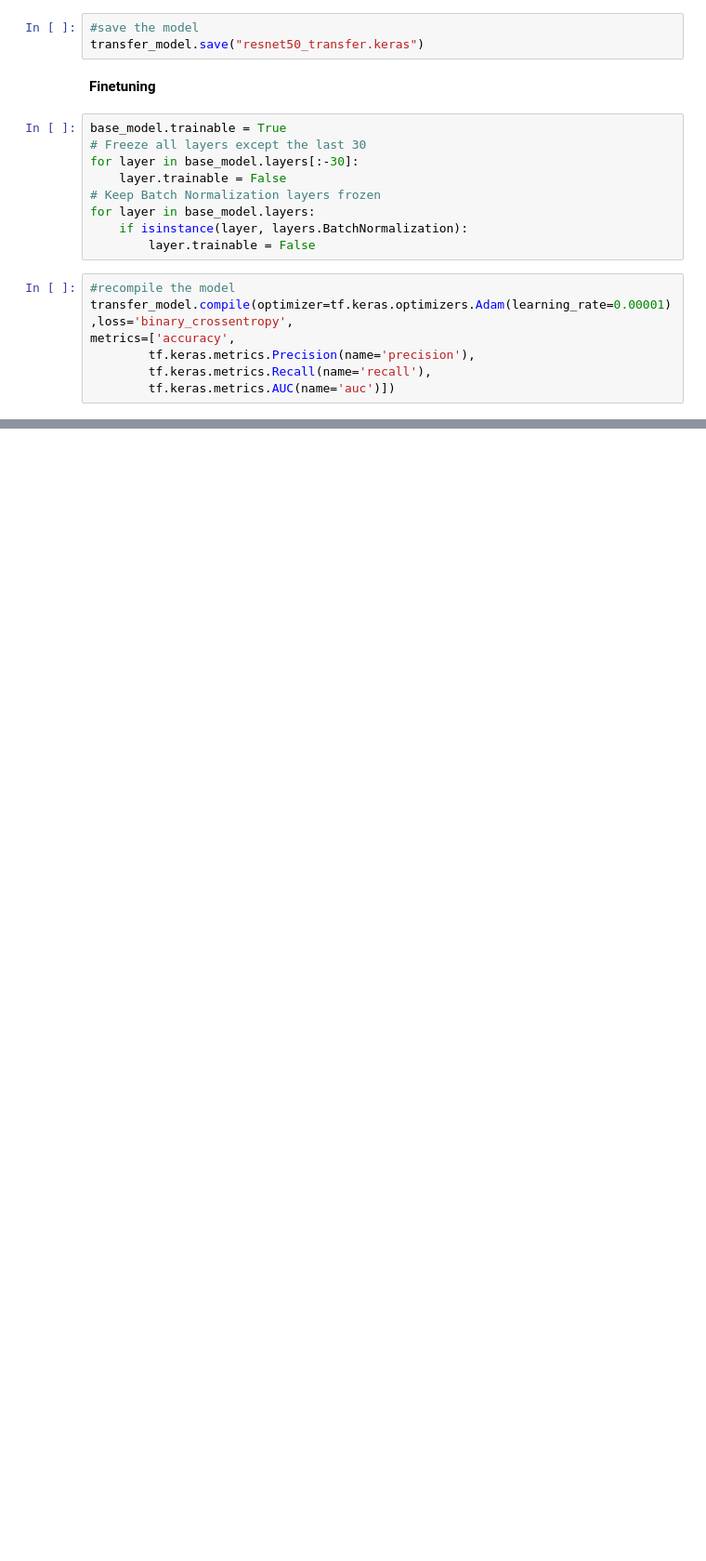
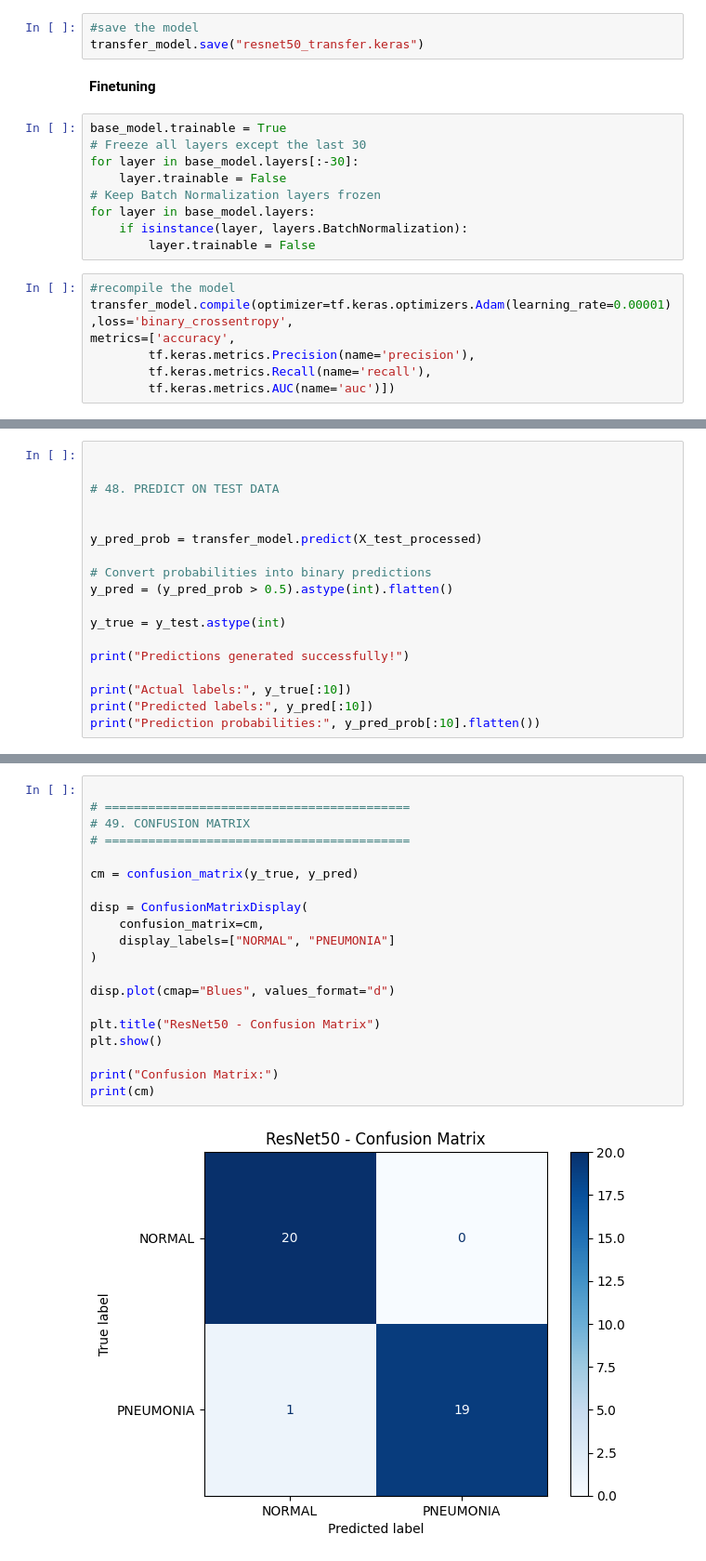
Before and after one commit to AlvinManoj05/Parallel_project_Computer_Vision, a Jupyter notebook: Parallel_Project__computerVision_PneumoniaDetection.ipynb, the cells around one changed output, grey strips where cells are left out. Shown at 93% size. Drawn from its saved outputs; the diff is of its cells as text; blank space fills up the shorter version.

```diff
--- a/Parallel_Project__computerVision_PneumoniaDetection.ipynb
+++ b/Parallel_Project__computerVision_PneumoniaDetection.ipynb
@@ -652,0 +740,18 @@ metrics=['accuracy',
+# %%
+
+
+# 48. PREDICT ON TEST DATA
+
+
+y_pred_prob = transfer_model.predict(X_test_processed)
+
+# Convert probabilities into binary predictions
+y_pred = (y_pred_prob > 0.5).astype(int).flatten()
+
+y_true = y_test.astype(int)
+
+print("Predictions generated successfully!")
+
+print("Actual labels:", y_true[:10])
+print("Predicted labels:", y_pred[:10])
+print("Prediction probabilities:", y_pred_prob[:10].flatten())
@@ -652,0 +765,22 @@ metrics=['accuracy',
+# %%
+
+# ==========================================
+# 49. CONFUSION MATRIX
+# ==========================================
+
+cm = confusion_matrix(y_true, y_pred)
+
+disp = ConfusionMatrixDisplay(
+    confusion_matrix=cm,
+    display_labels=["NORMAL", "PNEUMONIA"]
+)
+
+disp.plot(cmap="Blues", values_format="d")
+
+plt.title("ResNet50 - Confusion Matrix")
+plt.show()
+
+print("Confusion Matrix:")
+print(cm)
+# %% [output]
+[figure, added]
```
Also changed, not shown: parts of 26 cells of this notebook.
